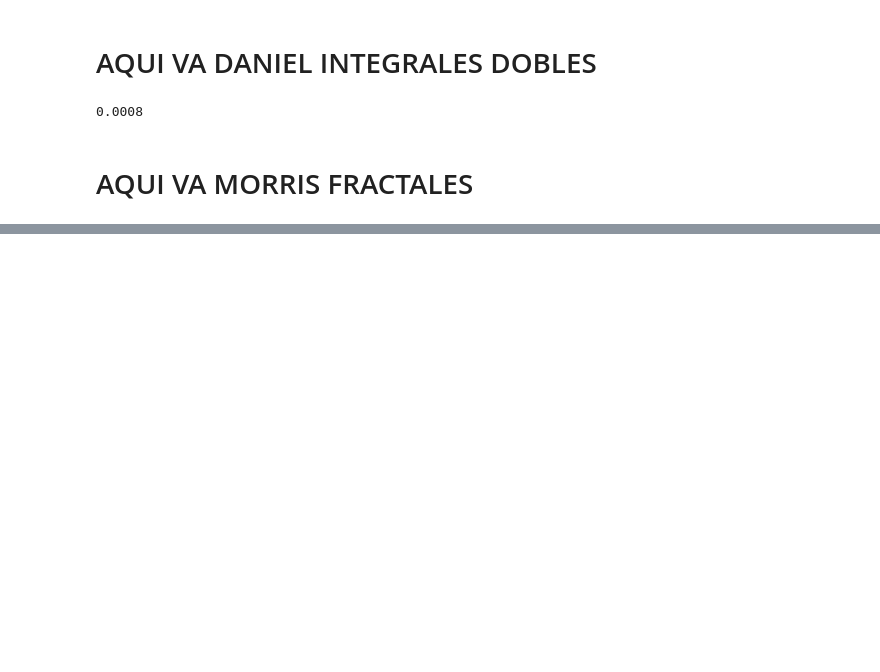
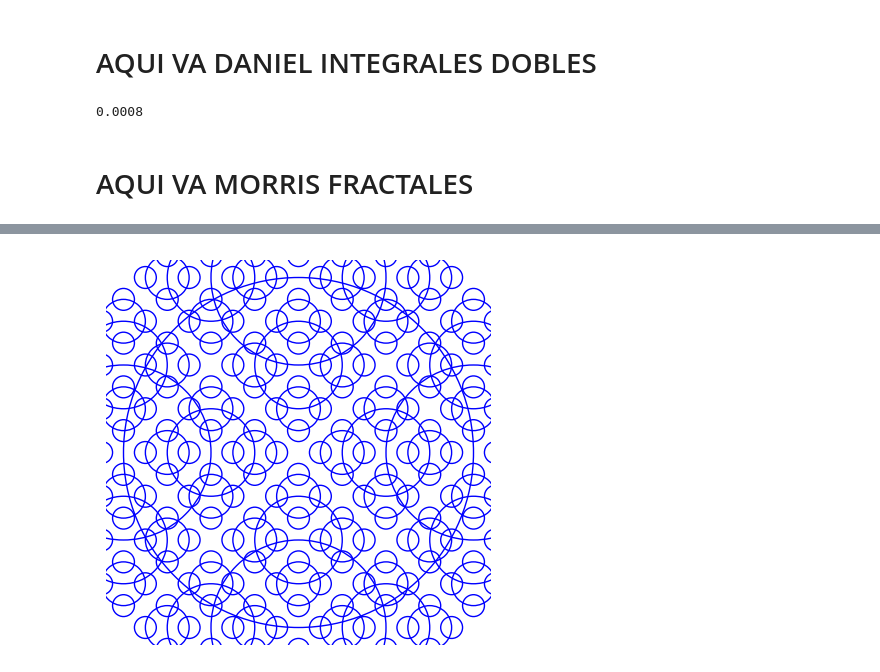
Before and after one commit to Daniel-Iteso/Proyecto2_HernandezDaniel_MarquezJesus, a Jupyter notebook: Proyecto2_Daniel_Jesus.ipynb, the cells around one changed output, grey strips where cells are left out. Drawn from its saved outputs; the diff is of its cells as text; code cells hidden in the pictures; blank space fills up the shorter version.

```diff
--- a/Proyecto2_Daniel_Jesus.ipynb
+++ b/Proyecto2_Daniel_Jesus.ipynb
@@ -70,0 +154,37 @@ integ
+# %%
+import matplotlib.pyplot as plt
+import numpy as np
+
+def draw_circle(x, y, radius):
+    circle = plt.Circle((x, y), radius, color='b', fill=False)
+    plt.gca().add_patch(circle)
+
+def circle_fractal(x, y, radius, depth):
+    if depth == 0:
+        return
+    else:
+        draw_circle(x, y, radius)
+        new_radius = radius / 2
+
+        # Recursively draw smaller circles around the larger circle
+        circle_fractal(x + radius, y, new_radius, depth - 1)
+        circle_fractal(x - radius, y, new_radius, depth - 1)
+        circle_fractal(x, y + radius, new_radius, depth - 1)
+        circle_fractal(x, y - radius, new_radius, depth - 1)
+
+def main():
+    radius = 1.0
+    depth = 5  # Adjust the depth to control complexity
+
+    plt.figure(figsize=(5, 5))
+    circle_fractal(0, 0, radius, depth)
+    plt.xlim(-radius - 0.1, radius + 0.1)
+    plt.ylim(-radius - 0.1, radius + 0.1)
+    plt.gca().set_aspect('equal', adjustable='box')
+    plt.axis('off')
+    plt.show()
+
+if __name__ == "__main__":
+    main()
+# %% [output]
+[figure, added]
```
Also changed, not shown: parts of 2 cells of this notebook.
